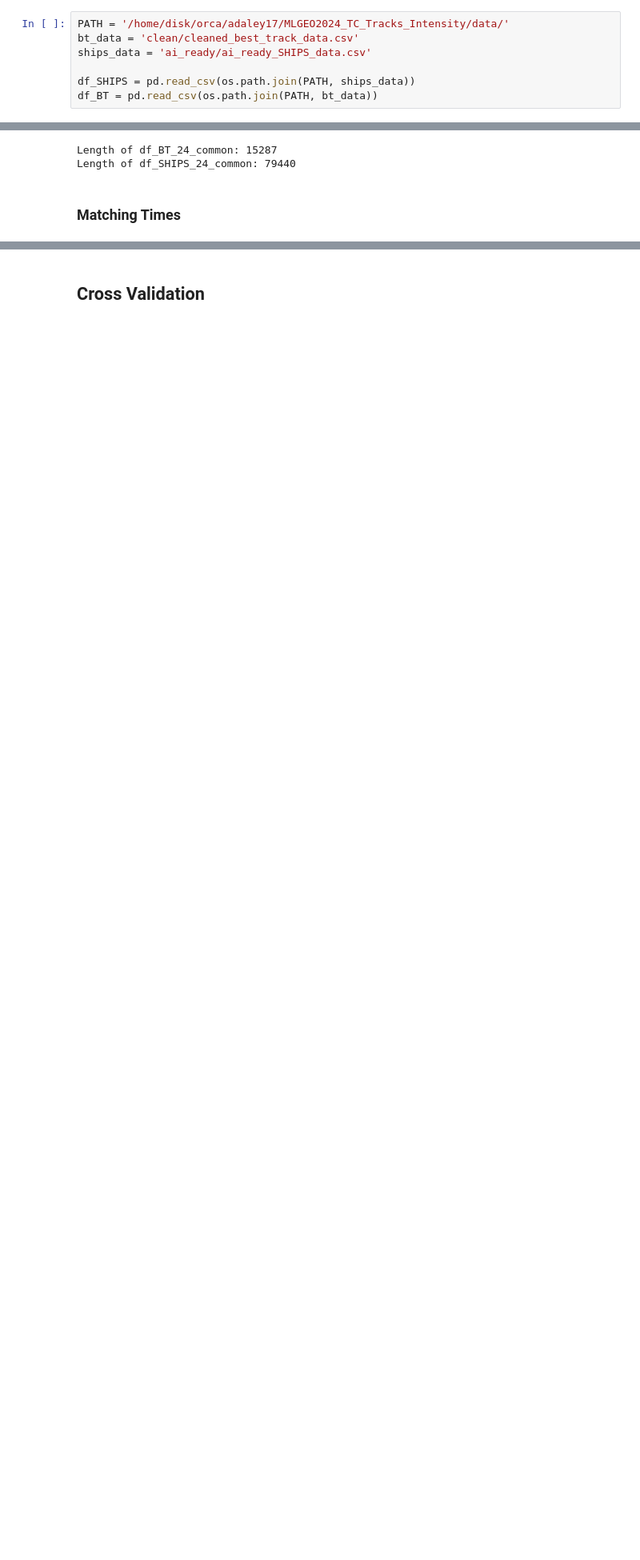
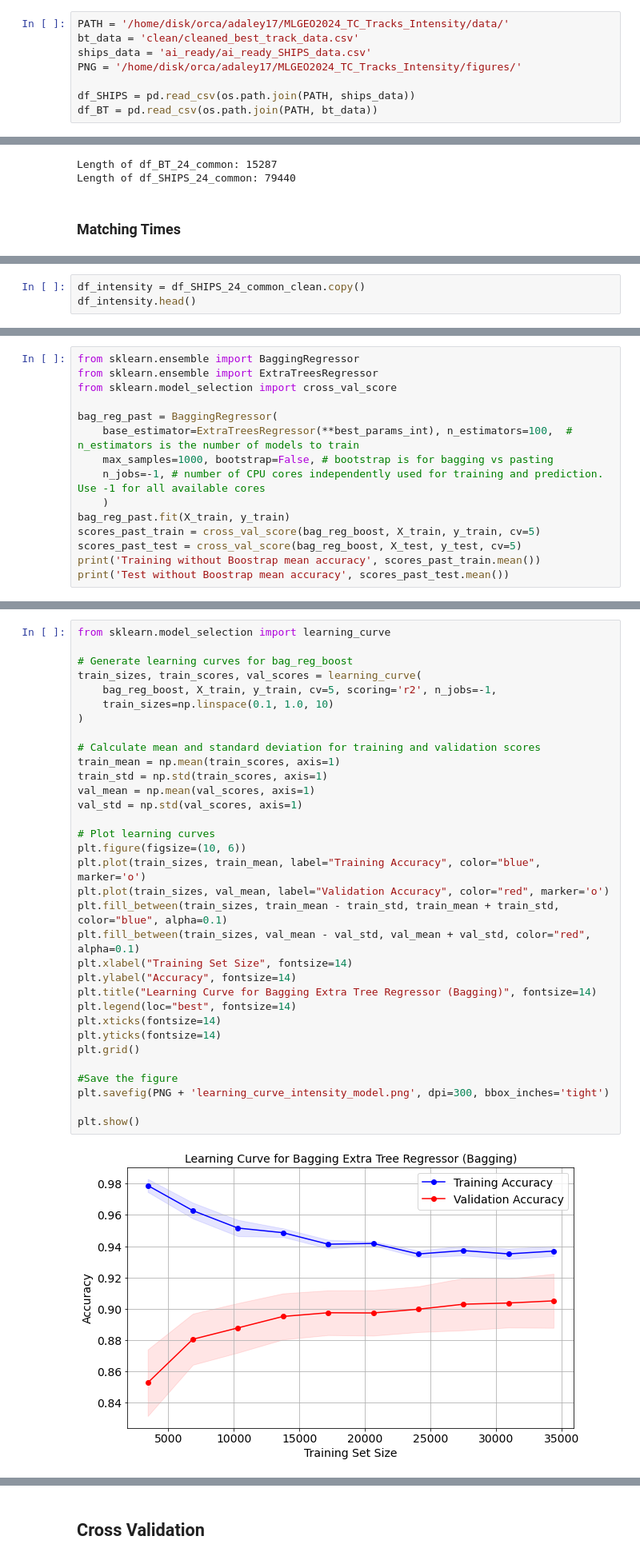
Before and after one commit to UW-MLGEO/MLGEO2024_TC_Tracks_Intensity, a Jupyter notebook: notebooks/Model_Training_Assessment.ipynb, the cells around one changed output, grey strips where cells are left out. Shown at 80% size. Drawn from its saved outputs; the diff is of its cells as text; blank space fills up the shorter version.

```diff
--- a/notebooks/Model_Training_Assessment.ipynb
+++ b/notebooks/Model_Training_Assessment.ipynb
@@ -14,6 +14,7 @@ from matplotlib.colors import ListedColormap
 PATH = '/home/disk/orca/adaley17/MLGEO2024_TC_Tracks_Intensity/data/'
 bt_data = 'clean/cleaned_best_track_data.csv'
 ships_data = 'ai_ready/ai_ready_SHIPS_data.csv'
+PNG = '/home/disk/orca/adaley17/MLGEO2024_TC_Tracks_Intensity/figures/'
 
 df_SHIPS = pd.read_csv(os.path.join(PATH, ships_data))
 df_BT = pd.read_csv(os.path.join(PATH, bt_data))
@@ -163,0 +171,3 @@ df_merged_clean
+# %%
+df_intensity = df_SHIPS_24_common_clean.copy()
+df_intensity.head()
@@ -163,0 +532,15 @@ df_merged_clean
+# %%
+from sklearn.ensemble import BaggingRegressor
+from sklearn.ensemble import ExtraTreesRegressor
+from sklearn.model_selection import cross_val_score
+
+bag_reg_past = BaggingRegressor(
+    base_estimator=ExtraTreesRegressor(**best_params_int), n_estimators=100,  # n_estimators is the number of models to train
+    max_samples=1000, bootstrap=False, # bootstrap is for bagging vs pasting
+    n_jobs=-1, # number of CPU cores independently used for training and prediction. Use -1 for all available cores
+    )
+bag_reg_past.fit(X_train, y_train)
+scores_past_train = cross_val_score(bag_reg_boost, X_train, y_train, cv=5)
+scores_past_test = cross_val_score(bag_reg_boost, X_test, y_test, cv=5)
+print('Training without Boostrap mean accuracy', scores_past_train.mean())
+print('Test without Boostrap mean accuracy', scores_past_test.mean())
@@ -163,0 +571,35 @@ df_merged_clean
+# %%
+from sklearn.model_selection import learning_curve
+
+# Generate learning curves for bag_reg_boost
+train_sizes, train_scores, val_scores = learning_curve(
+    bag_reg_boost, X_train, y_train, cv=5, scoring='r2', n_jobs=-1,
+    train_sizes=np.linspace(0.1, 1.0, 10)
+)
+
+# Calculate mean and standard deviation for training and validation scores
+train_mean = np.mean(train_scores, axis=1)
+train_std = np.std(train_scores, axis=1)
+val_mean = np.mean(val_scores, axis=1)
+val_std = np.std(val_scores, axis=1)
+
+# Plot learning curves
+plt.figure(figsize=(10, 6))
+plt.plot(train_sizes, train_mean, label="Training Accuracy", color="blue", marker='o')
+plt.plot(train_sizes, val_mean, label="Validation Accuracy", color="red", marker='o')
+plt.fill_between(train_sizes, train_mean - train_std, train_mean + train_std, color="blue", alpha=0.1)
+plt.fill_between(train_sizes, val_mean - val_std, val_mean + val_std, color="red", alpha=0.1)
+plt.xlabel("Training Set Size", fontsize=14)
+plt.ylabel("Accuracy", fontsize=14)
+plt.title("Learning Curve for Bagging Extra Tree Regressor (Bagging)", fontsize=14)
+plt.legend(loc="best", fontsize=14)
+plt.xticks(fontsize=14)
+plt.yticks(fontsize=14)
+plt.grid()
+
+#Save the figure
+plt.savefig(PNG + 'learning_curve_intensity_model.png', dpi=300, bbox_inches='tight')
+
+plt.show()
+# %% [output]
+[figure, added]
```
Also changed, not shown: parts of 94 cells of this notebook, 7 other files.
